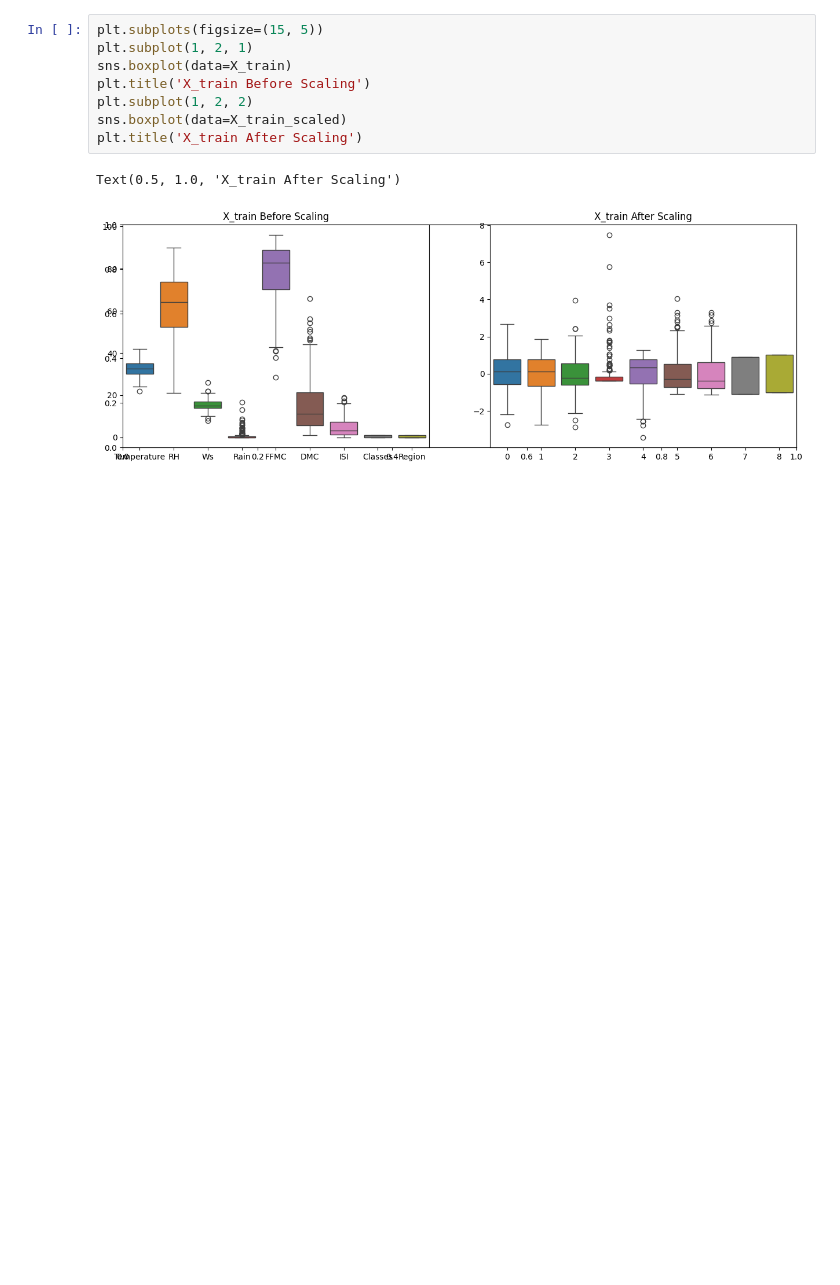
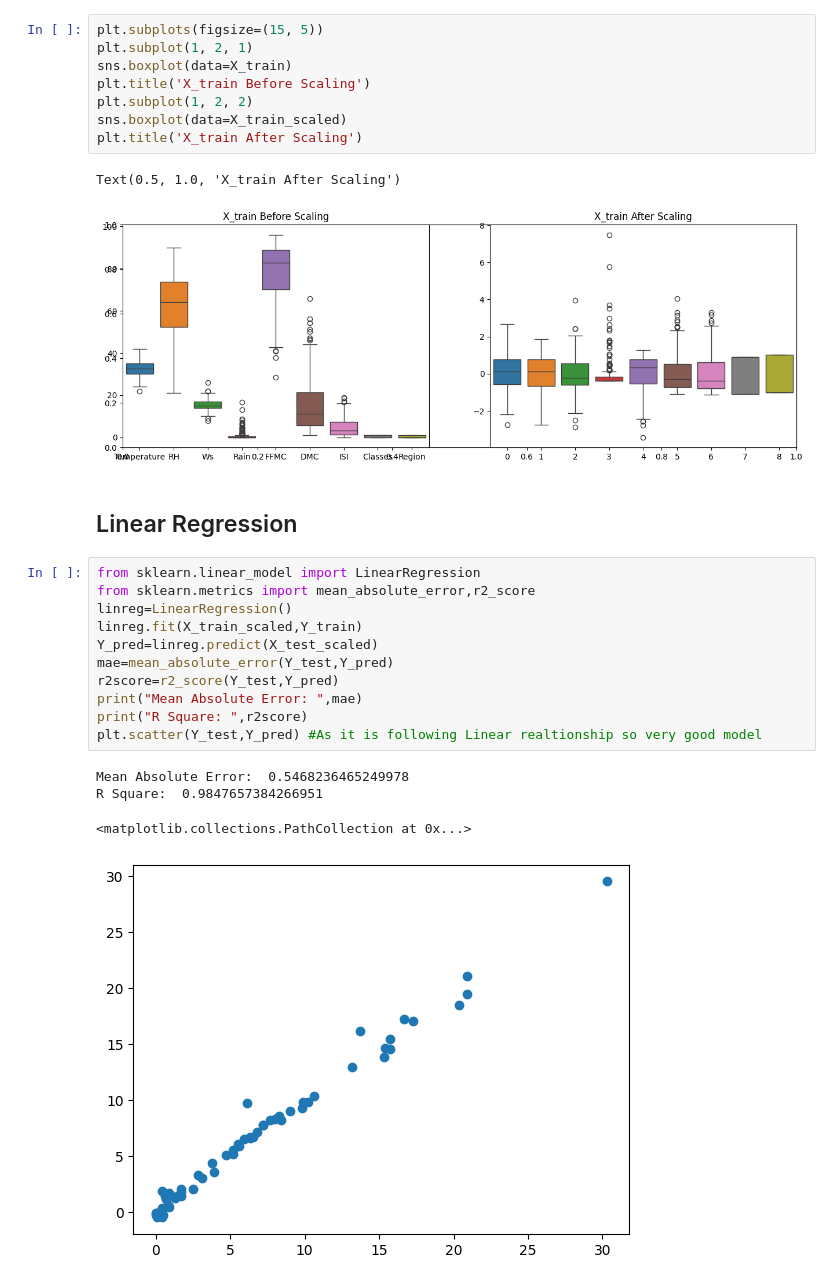
Before and after one commit to AmirHashmi017/MachineLearning-DeepLearning-NLP, a Jupyter notebook: Machine Learning/Ridge,Lasso And Elasticnet Algorithms/Ridge Lassso Elastic Regression Practicals/Model_Traing_of_ALgerian_Forest_dataset.ipynb, the cells around one changed output. Saved outputs shown, nothing was run; the diff lists cells and outputs as text; blank space fills up the shorter version.

Commit message:
Linear,Lesso,Ridge and ElasticNet Regression Implementation

```diff
--- a/Machine Learning/Ridge,Lasso And Elasticnet Algorithms/Ridge Lassso Elastic Regression Practicals/Model_Traing_of_ALgerian_Forest_dataset.ipynb
+++ b/Machine Learning/Ridge,Lasso And Elasticnet Algorithms/Ridge Lassso Elastic Regression Practicals/Model_Traing_of_ALgerian_Forest_dataset.ipynb
@@ -192,3 +192,21 @@ plt.title('X_train After Scaling')
 # %% [output]
 Text(0.5, 1.0, 'X_train After Scaling')
 [figure]
+# %% [markdown]
+## Linear Regression
+# %%
+from sklearn.linear_model import LinearRegression
+from sklearn.metrics import mean_absolute_error,r2_score
+linreg=LinearRegression()
+linreg.fit(X_train_scaled,Y_train)
+Y_pred=linreg.predict(X_test_scaled)
+mae=mean_absolute_error(Y_test,Y_pred)
+r2score=r2_score(Y_test,Y_pred)
+print("Mean Absolute Error: ",mae)
+print("R Square: ",r2score)
+plt.scatter(Y_test,Y_pred) #As it is following Linear realtionship so very good model
+# %% [output]
+Mean Absolute Error:  0.5468236465249978
+R Square:  0.9847657384266951
+<matplotlib.collections.PathCollection at 0x...>
+[figure, added]
```
Also changed, not shown: parts of 6 cells of this notebook.
